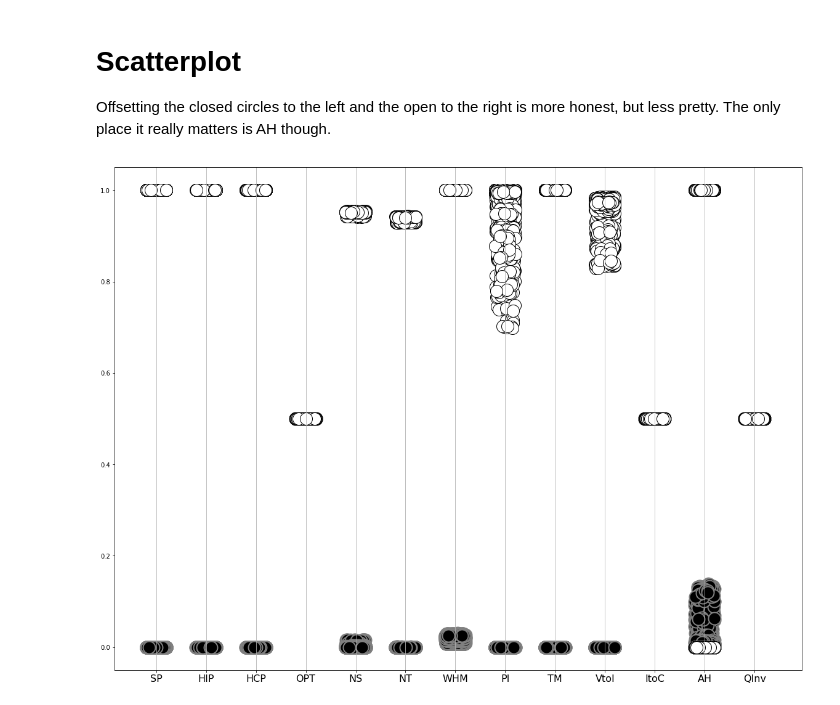
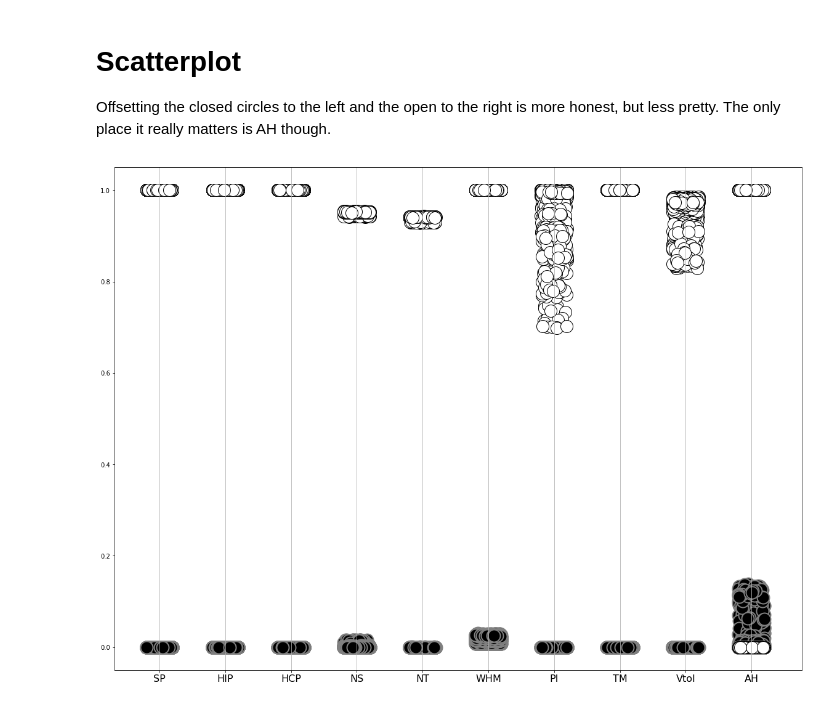
Before and after one commit to pfeyz/doingawaywithdefaults, a Jupyter notebook: visualization/Bucld 42 scatterplots.ipynb, the cells around one changed output. Cells and saved outputs as stored; diff of their text form; code cells hidden in the pictures.

Commit message:
don't plot unimplemented params

```diff
--- a/visualization/Bucld 42 scatterplots.ipynb
+++ b/visualization/Bucld 42 scatterplots.ipynb
@@ -5,6 +5,8 @@ import matplotlib.pyplot as plt
 import pandas as pd
 import numpy as np
 
+PARAMS_NOT_IMPLEMENTED = ['OPT', 'ItoC', 'QInv']
+
 simulation_output = "./bucld-42-simulation-output78.csv"
 
 df = pd.read_csv(simulation_output)
@@ -67,38 +69,41 @@ Offsetting the closed circles to the left and the open to the right is more hone
 plt.rcParams['figure.figsize'] = 20, 15
 fig, ax = plt.subplots(1,1)
 
-lang_means = df.groupby('lang')[parameter_names].mean()
+param_subset = [p for p in parameter_names
+               if p not in PARAMS_NOT_IMPLEMENTED]
+
+lang_means = df.groupby('lang')[param_subset].mean()
 lang_means['lang'] = lang_means.index
 circle_size = 400
 
-for index, param in enumerate(parameter_names):
+for index, param in enumerate(param_subset):
 
     param_is_on = np.bitwise_and(param_name_to_int(param), lang_means.lang).gt(0)
     expected_zero = lang_means[~param_is_on]
     expected_one = lang_means[param_is_on]
 
     # the closed circles
     ax.scatter(x=index + jiggle(len(expected_zero), 0.4) + 0,
                y=expected_zero[param],
                marker='o',
                s=circle_size,
                lw=2,
                edgecolors='gray',
                facecolors='black')
 
     # the open circles
     ax.scatter(x=index + jiggle(len(expected_one), 0.4) - 0,
                 y=expected_one[param],
                 marker='o',
                 lw=1,
                 s=circle_size,
                 edgecolors='black',
                 facecolors='white')
 
-ax.set_xticks(np.arange(0, len(parameter_names)))
-ax.set_xticklabels(parameter_names, fontsize=16)
+ax.set_xticks(np.arange(0, len(param_subset)))
+ax.set_xticklabels(param_subset, fontsize=16)
 
 plt.ylim(-0.05, 1.05)
 plt.grid(axis='x')
 # %% [output]
-[figure, old version]
+[figure, new version]
```
